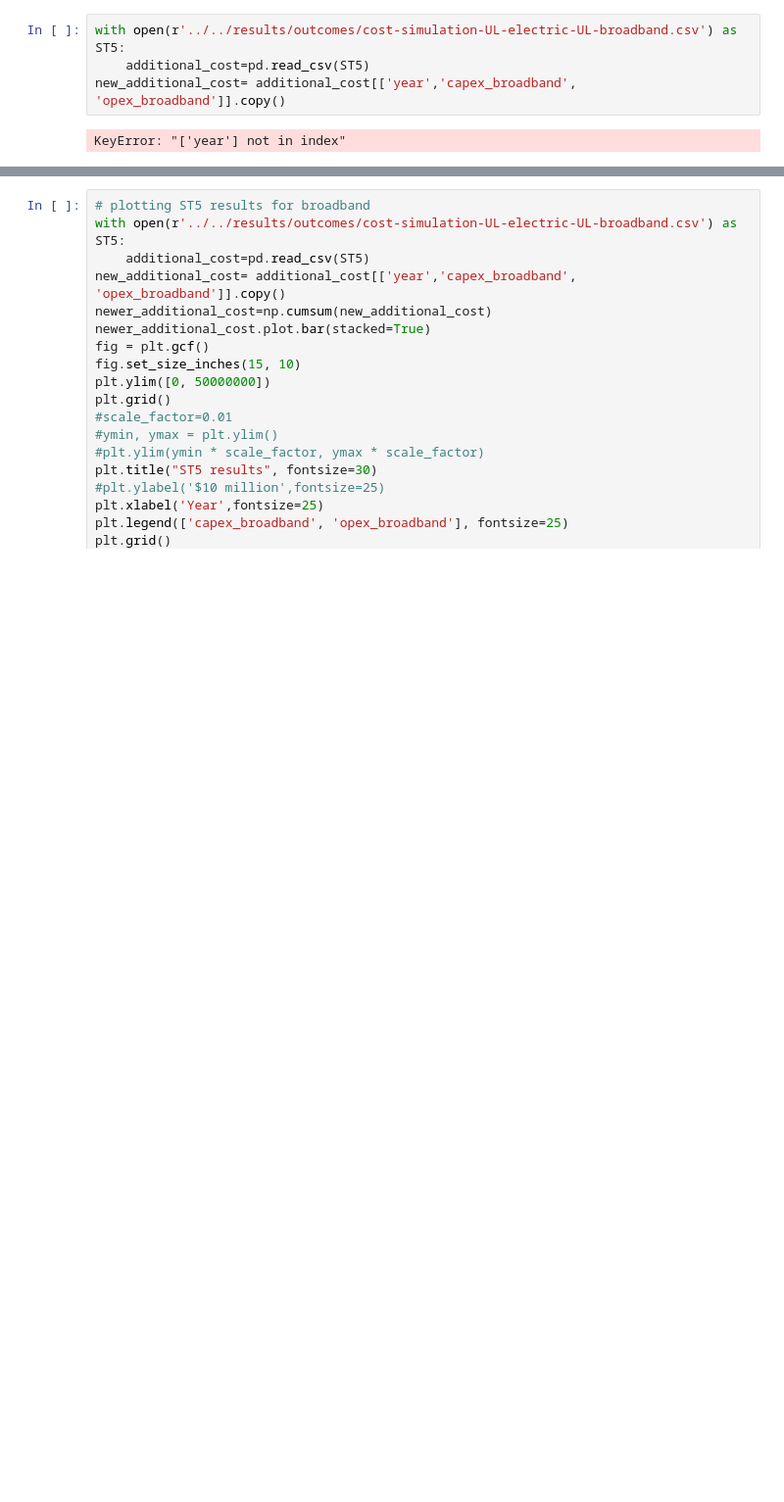
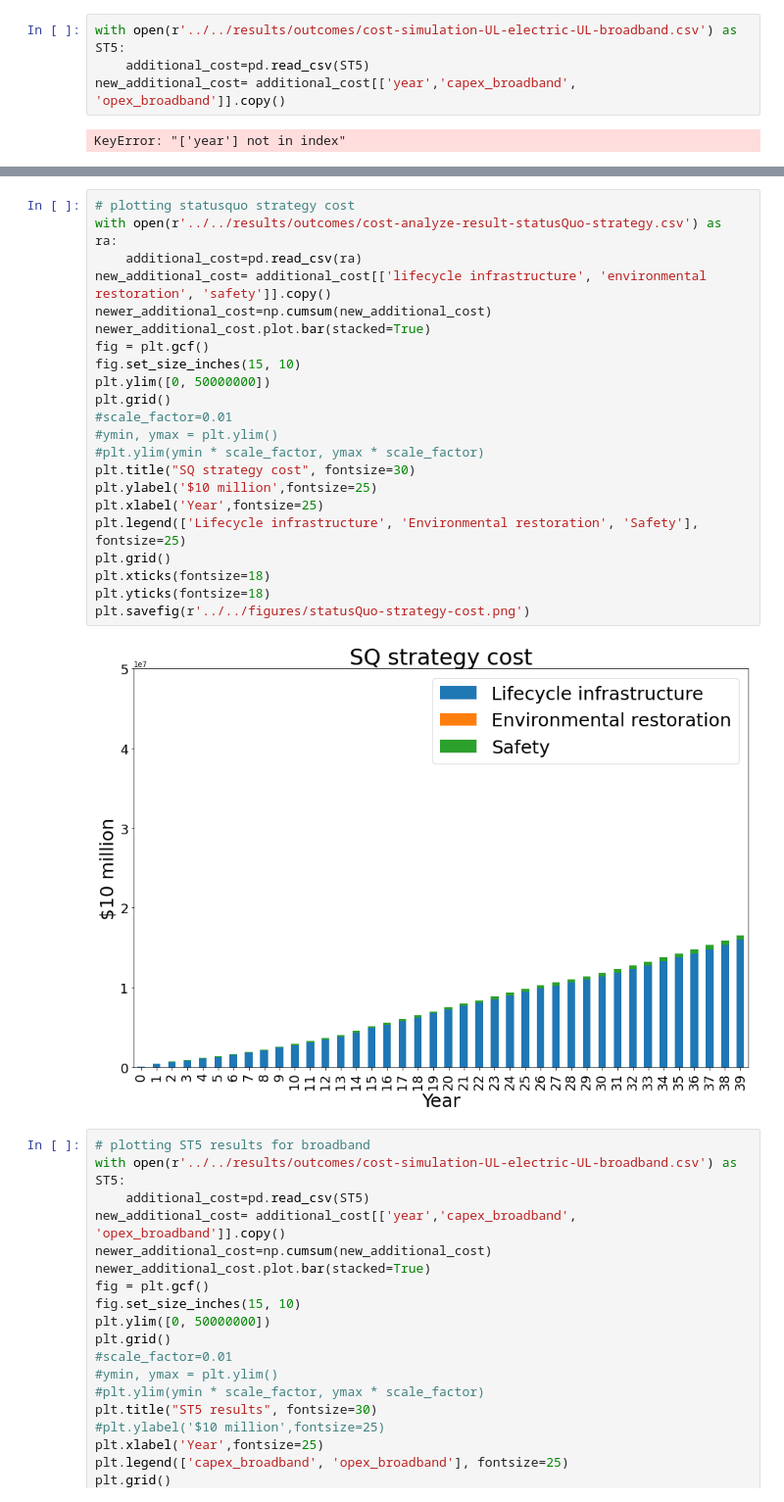
Before and after one commit to narslab/project-groundwork, a Jupyter notebook: bin/jupyter/cumulative_graphs.ipynb, the cells around one changed output, grey strips where cells are left out. Shown at 98% size. Drawn from its saved outputs; the diff is of its cells as text; blank space fills up the shorter version.

```diff
--- a/bin/jupyter/cumulative_graphs.ipynb
+++ b/bin/jupyter/cumulative_graphs.ipynb
@@ -18,3 +51,27 @@ KeyError: "['year'] not in index"
+# %%
+# plotting statusquo strategy cost
+with open(r'../../results/outcomes/cost-analyze-result-statusQuo-strategy.csv') as ra:
+    additional_cost=pd.read_csv(ra)
+new_additional_cost= additional_cost[['lifecycle infrastructure', 'environmental restoration', 'safety']].copy()
+newer_additional_cost=np.cumsum(new_additional_cost)
+newer_additional_cost.plot.bar(stacked=True)
+fig = plt.gcf()
+fig.set_size_inches(15, 10)
+plt.ylim([0, 50000000])
+plt.grid()
+#scale_factor=0.01
+#ymin, ymax = plt.ylim()
+#plt.ylim(ymin * scale_factor, ymax * scale_factor)
+plt.title("SQ strategy cost", fontsize=30)
+plt.ylabel('$10 million',fontsize=25)
+plt.xlabel('Year',fontsize=25)
+plt.legend(['Lifecycle infrastructure', 'Environmental restoration', 'Safety'], fontsize=25)
+plt.grid()
+plt.xticks(fontsize=18)
+plt.yticks(fontsize=18)
+plt.savefig(r'../../figures/statusQuo-strategy-cost.png')
+# %% [output]
+[figure, added]
 # %%
 # plotting ST5 results for broadband
 with open(r'../../results/outcomes/cost-simulation-UL-electric-UL-broadband.csv') as ST5:
```
Also changed, not shown: parts of 2 cells of this notebook, 7 other files.
